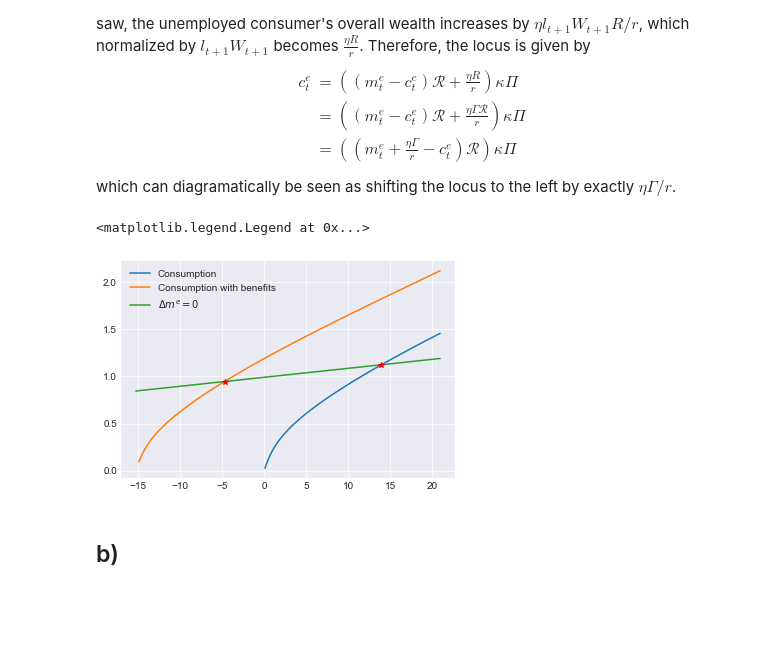
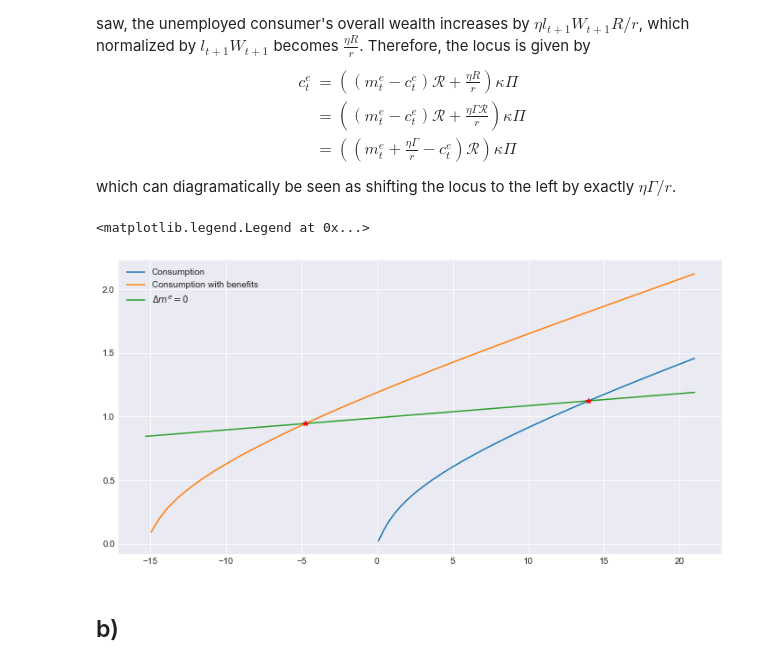
Before and after one commit to JHU-Econ-Choice-2018/problem-set-4-Mv77, a Jupyter notebook: problem-set-4-Mv77.ipynb, the cells around one changed output. Drawn from its saved outputs; the diff is of its cells as text; code cells hidden in the pictures; blank space fills up the shorter version.

Commit message:
Improved plots

```diff
--- a/problem-set-4-Mv77.ipynb
+++ b/problem-set-4-Mv77.ipynb
@@ -6,6 +6,7 @@
 %matplotlib inline
 
 # Setup
+import matplotlib
 import matplotlib.pyplot as plt
 import numpy as np
 import HARK
@@ -14,6 +15,9 @@ import HARK
 plt.style.use('seaborn-darkgrid')
 palette = plt.get_cmap('Dark2')
 plt.rcParams.update({'font.size': 22})
+
+width = 12
+height = 6
 # %% [markdown]
 ## 1. Buffer Stock Saving and Balance Sheets
 
@@ -120,33 +124,34 @@ target = TBSagent.mTarg
 # %%
 from scipy.optimize import fsolve
 num_m = 100
 m_min = -shift
 m_max = 1.5*target
 m_range = np.linspace(m_min, m_max, num_m)
 
 # Extract c_function
 cfun = TBSagent.solution[0].cFunc
 
 # Construct c_function with benefits
 cfun_b = lambda m: cfun(m + shift)
 
 # Find delta_M = 0 locus
 Rcal = Rfree/Gamma
 m_locus = lambda m: (1-1/Rcal)*m + 1/Rcal
 
 # Plot
+plt.figure(figsize = (width, height))
 plt.plot(m_range, cfun(m_range), label = 'Consumption')
 plt.plot(m_range, cfun_b(m_range), label = 'Consumption with benefits')
 plt.plot(m_range, m_locus(m_range), label = '$\Delta m^e = 0$')
 plt.plot(target,cfun(target),'*r')
 
 # Find new target wealth
 target_b = fsolve(lambda m: cfun_b(m) - m_locus(m), 0)
 plt.plot(target_b,cfun_b(target_b),'*r')
 plt.legend()
 # %% [output]
 <matplotlib.legend.Legend at 0x...>
-[figure, old version]
+[figure, new version]
 # %% [markdown]
 ## b)
 # %%
```
Also changed, not shown: parts of 4 cells of this notebook.
